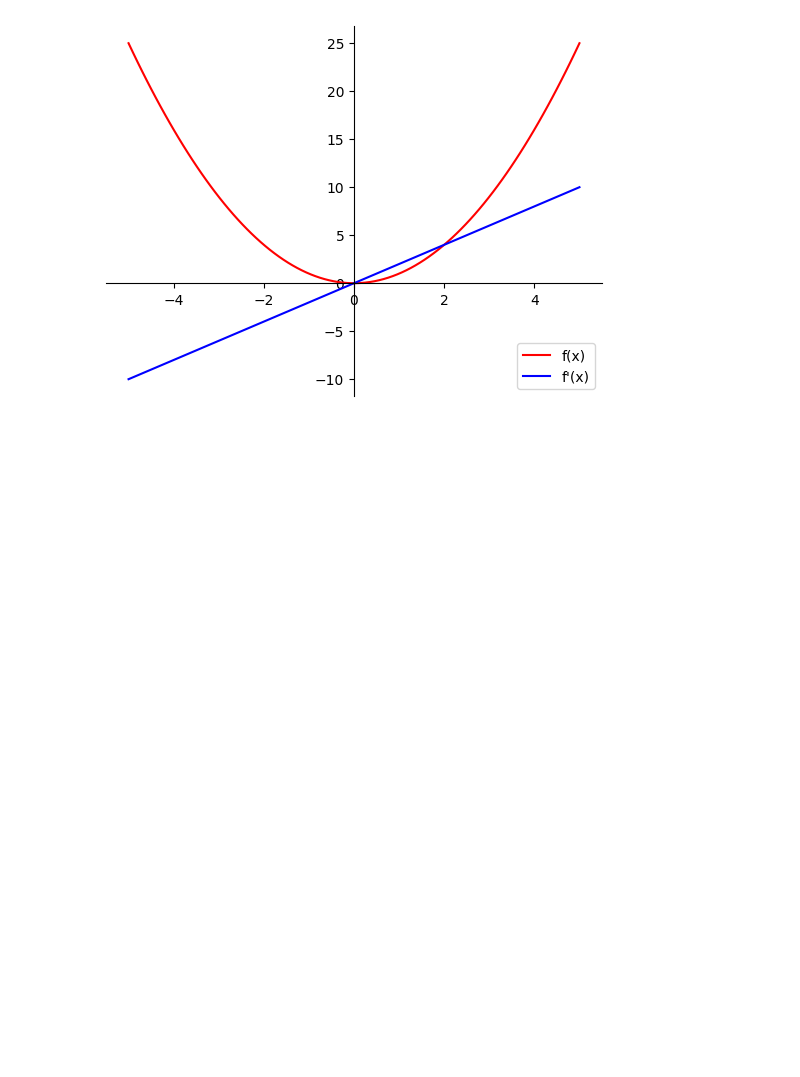
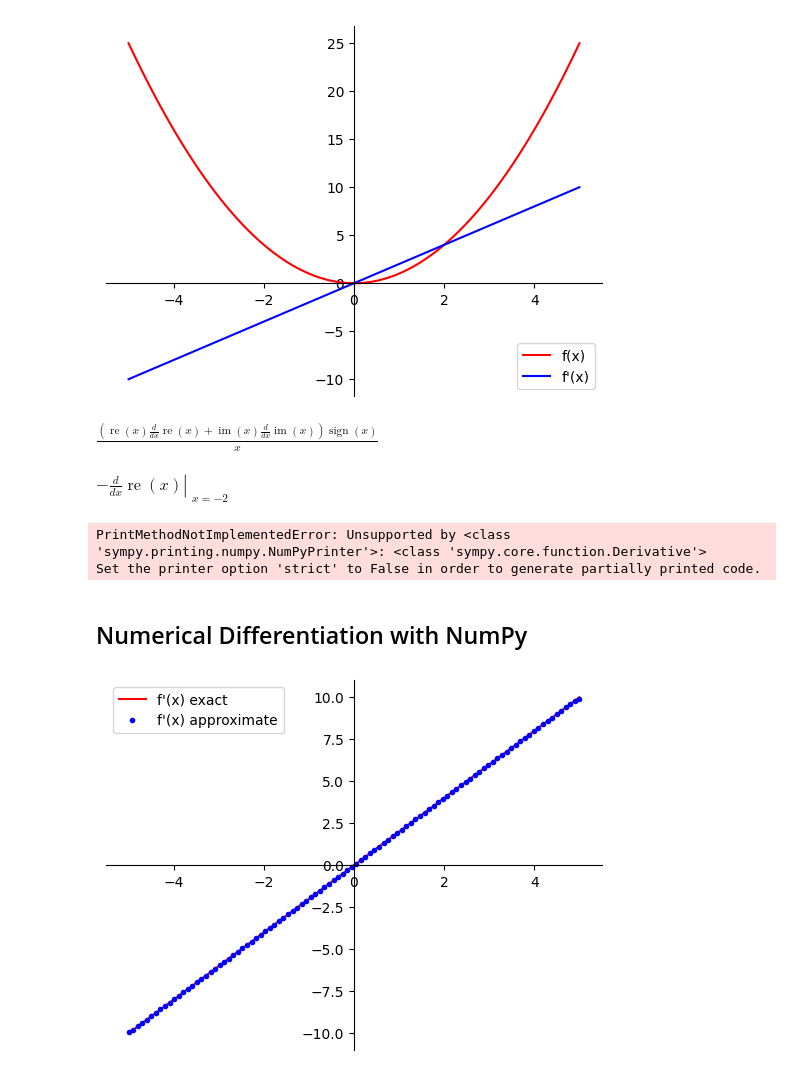
Before and after one commit to Jalilnkh/My-Daily-Python-Learning, a Jupyter notebook: Mathematic in ML/Basic_functions_and_Derivatives.ipynb, the cells around one changed output. Drawn from its saved outputs; the diff is of its cells as text; code cells hidden in the pictures; blank space fills up the shorter version.

```diff
--- a/Mathematic in ML/Basic_functions_and_Derivatives.ipynb
+++ b/Mathematic in ML/Basic_functions_and_Derivatives.ipynb
@@ -146,3 +146,30 @@ f'(x) = 2x:
 plot_fx_dfdx(f_symb_np, dfdx_symb_np)
 # %% [output]
 [figure]
+# %%
+diff(abs(x),x)
+# %% [output]
+$\displaystyle \frac{\left(\operatorname{re}{\left(x\right)} \frac{d}{d x} \operatorname{re}{\left(x\right)} + \operatorname{im}{\left(x\right)} \frac{d}{d x} \operatorname{im}{\left(x\right)}\right) \operatorname{sign}{\left(x \right)}}{x}$
+# %%
+diff(abs(x),x).evalf(subs={x:-2})
+# %% [output]
+$\displaystyle - \left. \frac{d}{d x} \operatorname{re}{\left(x\right)} \right|_{\substack{ x=-2 }}$
+# %%
+dfdx_abs = diff(abs(x),x)
+dfdx_abs_numpy = lambdify(x, dfdx_abs, "numpy")
+
+try:
+    dfdx_abs_numpy(np.array([1, -2, 0]))
+except NameError as err:
+    print(err)
+# %% [output]
+PrintMethodNotImplementedError: Unsupported by <class 'sympy.printing.numpy.NumPyPrinter'>: <class 'sympy.core.function.Derivative'>
+Set the printer option 'strict' to False in order to generate partially printed code.
+# %% [markdown]
+## Numerical Differentiation with NumPy
+# %%
+x_array_2 = np.linspace(-5,5,100)
+dfdx_numrical = np.gradient(f(x_array_2), x_array_2)
+plot_fx_dfdx(dfdx_symb_np, dfdx_numrical, label1="f'(x) exact", label2="f'(x) approximate")
+# %% [output]
+[figure, added]
```
Also changed, not shown: parts of 21 cells of this notebook.
